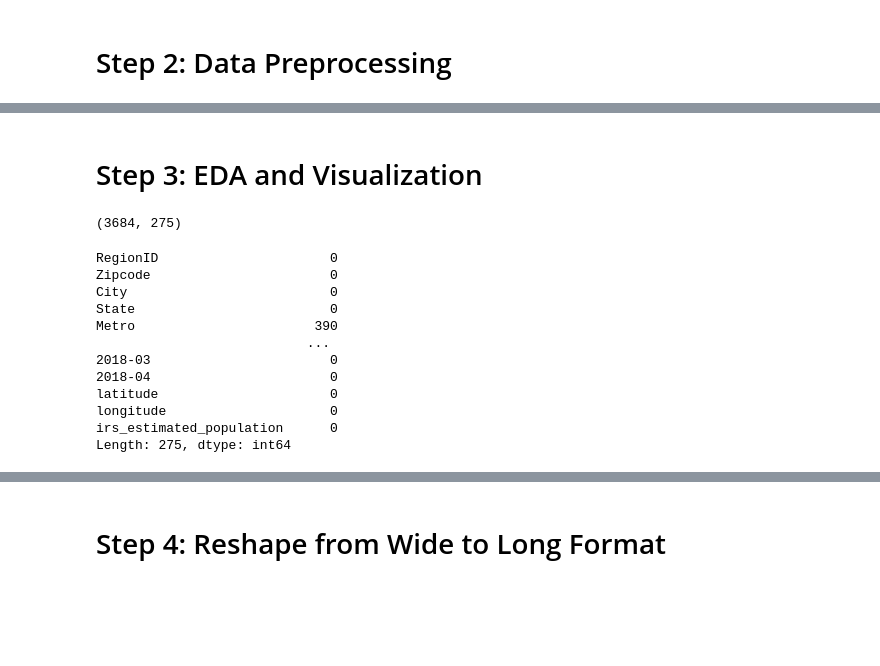
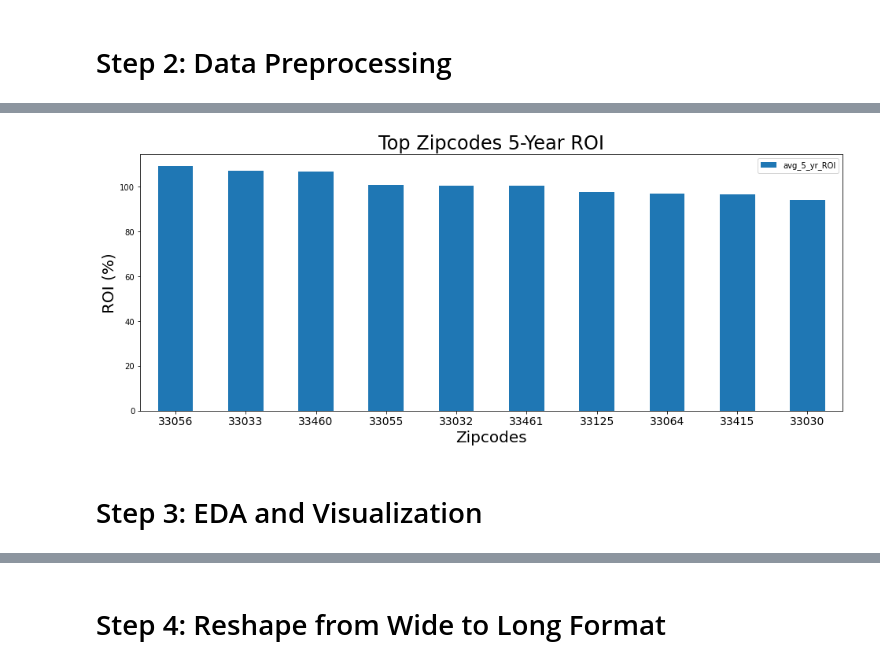
Before and after one commit to learn-co-curriculum/dsc-phase-4-choosing-a-dataset, a Jupyter notebook: time-series/starter_notebook.ipynb, the cells around one changed output, grey strips where cells are left out. Saved outputs shown, nothing was run; the diff lists cells and outputs as text; code cells hidden in the pictures; blank space fills up the shorter version.

```diff
--- a/time-series/starter_notebook.ipynb
+++ b/time-series/starter_notebook.ipynb
@@ -179,0 +320,4 @@ df.info
+# %%
+df_Florida['avg_3_yr_ROI'] = average_three_year_ROI(df_Florida)
+df_Florida['avg_5_yr_ROI'] = average_five_year_ROI(df_Florida)
+df_Florida['avg_10_yr_ROI'] = average_ten_year_ROI(df_Florida)
@@ -180,2 +416,14 @@ df.info
+# %%
+
+ax = df_Florida.sort_values('avg_5_yr_ROI',ascending=False).head(10).plot(x="Zipcode", y='avg_5_yr_ROI', kind="bar", figsize=(16,6))
+
+#ax[:3].set_color('red')
+plt.title('Top Zipcodes 5-Year ROI', size=24)
+#plt.legend(loc='best', title='Period',  title_fontsize=18, fontsize=15)
+plt.xlabel('Zipcodes', size=20)
+plt.xticks(rotation=0, size=14)
+plt.ylabel('ROI (%)', size=20);
+# %% [output]
+[figure, added]
 # %% [markdown]
 # Step 3: EDA and Visualization
@@ -198,19 +429,0 @@ df_West = df[(df.Zipcode >= 80000)]
-# %%
-df_Central.shape
-# %% [output]
-(3684, 275)
-# %%
-df_Central.isnull().sum()
-# %% [output]
-RegionID                      0
-Zipcode                       0
-City                          0
-State                         0
-Metro                       390
-                           ...
-2018-03                       0
-2018-04                       0
-latitude                      0
-longitude                     0
-irs_estimated_population      0
-Length: 275, dtype: int64
```
Also changed, not shown: parts of 172 cells of this notebook.
